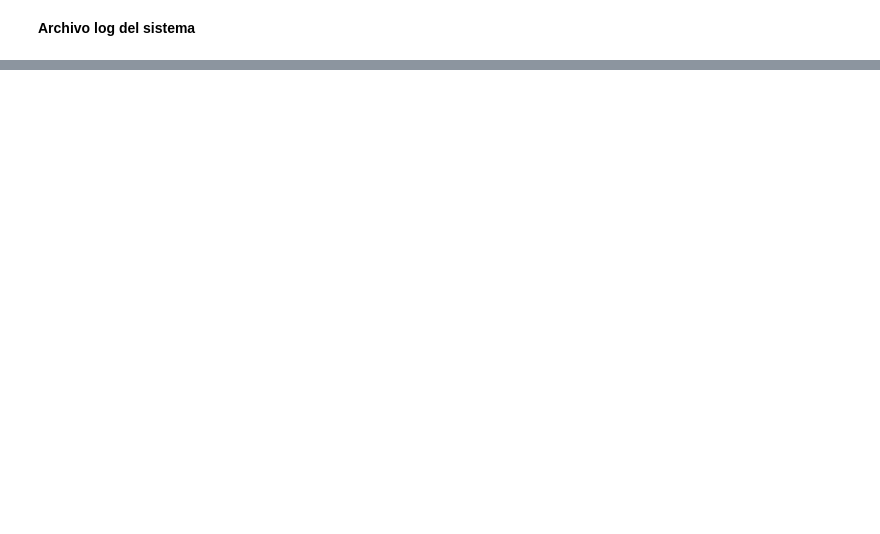
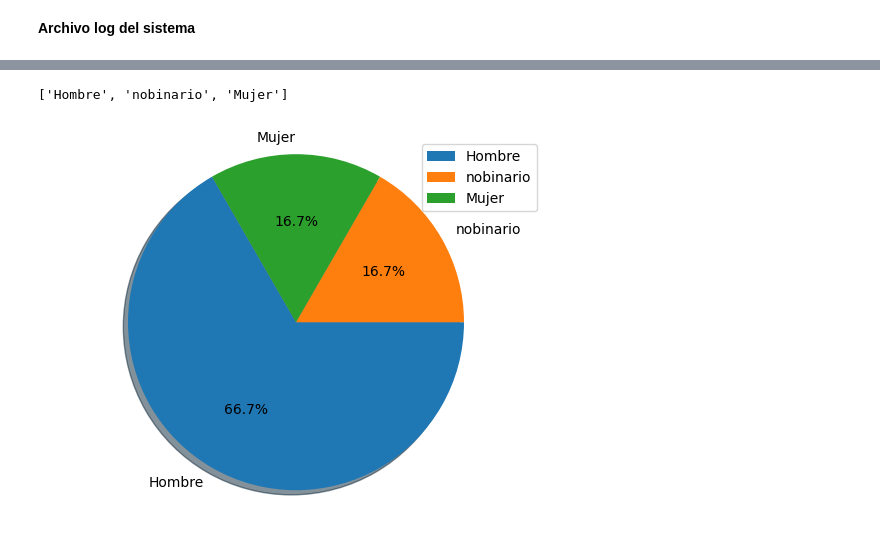
Before and after one commit to PatricioSerres/Python_2023, a Jupyter notebook: estadisticas_jupyter.ipynb, the cells around one changed output, grey strips where cells are left out. Saved outputs shown, nothing was run; the diff lists cells and outputs as text; code cells hidden in the pictures; blank space fills up the shorter version.

```diff
--- a/estadisticas_jupyter.ipynb
+++ b/estadisticas_jupyter.ipynb
@@ -282,0 +304,3 @@ Name: Tamanio, dtype: float64
+# %%
+js = pd.read_json(paths.DIR_USER)
+js
@@ -282,0 +317,6 @@ Name: Tamanio, dtype: float64
+# %%
+generos = js['Genero'].value_counts().sort_values(ascending=False)
+lista_generos = list(generos.index)
+lista_generos
+# %% [output]
+['Hombre', 'nobinario', 'Mujer']
@@ -282,0 +325,9 @@ Name: Tamanio, dtype: float64
+# %%
+aux = list(generos.values)
+
+plt.pie(aux, labels=lista_generos, autopct='%1.1f%%', shadow=True, startangle=120)
+plt.axis('equal')
+plt.legend(lista_generos)
+plt.show()
+# %% [output]
+[figure, added]
```
Also changed, not shown: parts of 18 cells of this notebook, 1 other file.
